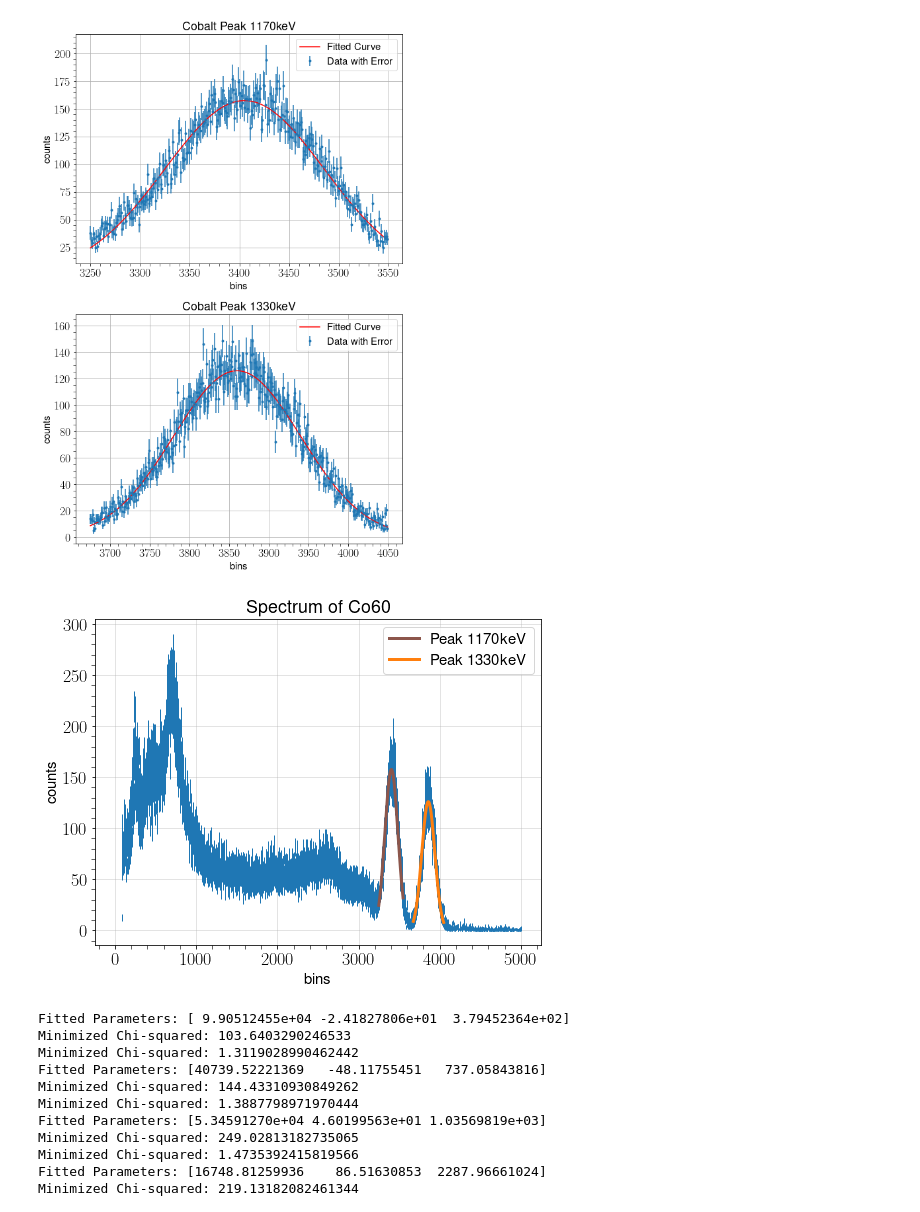
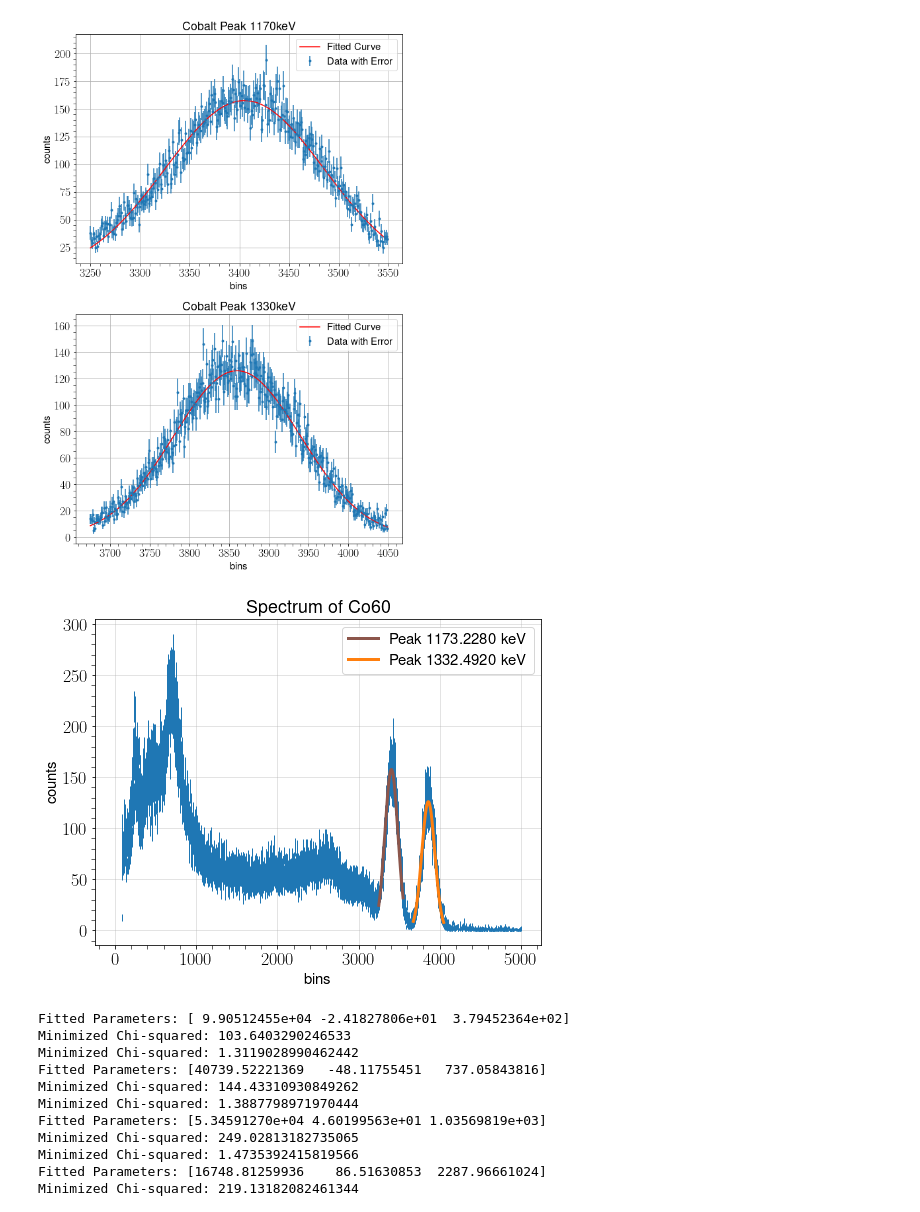
Before and after one commit to MayerPablo/FP, a Jupyter notebook: Szintillator.ipynb, the cells around one changed output. Saved outputs shown, nothing was run; the diff lists cells and outputs as text; code cells hidden in the pictures.

```diff
--- a/Szintillator.ipynb
+++ b/Szintillator.ipynb
@@ -716,29 +716,29 @@ Minimized Chi-squared: 1.0614606722807454
 # %%
 #COBALT FIT EIN DIAGRAMM
 
 plt.figure(figsize=(8, 6))
 
 plt.errorbar(bins_co_gesamt,co_gesamt,yerr=np.sqrt(co_gesamt), fmt='.',markersize=0, linewidth=1)
 
 # Peak 1 Plotting
 plt.plot(co_least_sqaure_fit_p1[0], my_function(co_least_sqaure_fit_p1[0],
-            *co_least_sqaure_fit_p1[2]), linewidth=3, label="Peak 1170keV", color='tab:brown')
+            *co_least_sqaure_fit_p1[2]), linewidth=3, label="Peak 1173.2280 keV", color='tab:brown')
 
 # Peak 2 Plotting
 plt.plot(co_least_sqaure_fit_p2[0], my_function(co_least_sqaure_fit_p2[0],
-            *co_least_sqaure_fit_p2[2]), linewidth=3, label="Peak 1330keV", color='tab:orange')
+            *co_least_sqaure_fit_p2[2]), linewidth=3, label="Peak 1332.4920 keV", color='tab:orange')
 
 plt.title("Spectrum of Co60")
 plt.xlabel("bins")
 plt.ylabel("counts")
 
 plt.grid(True, linewidth=0.5, alpha=0.7)
 
 plt.legend()
 
-fig.savefig("CobaltPeaks.svg")
+plt.savefig("CobaltPeaks.svg")
 # %% [output]
-[figure, old version]
+[figure, new version]
 # %%
 #EUROPIUM FIT
 
```
Also changed, not shown: parts of 4 cells of this notebook, 5 other files.
